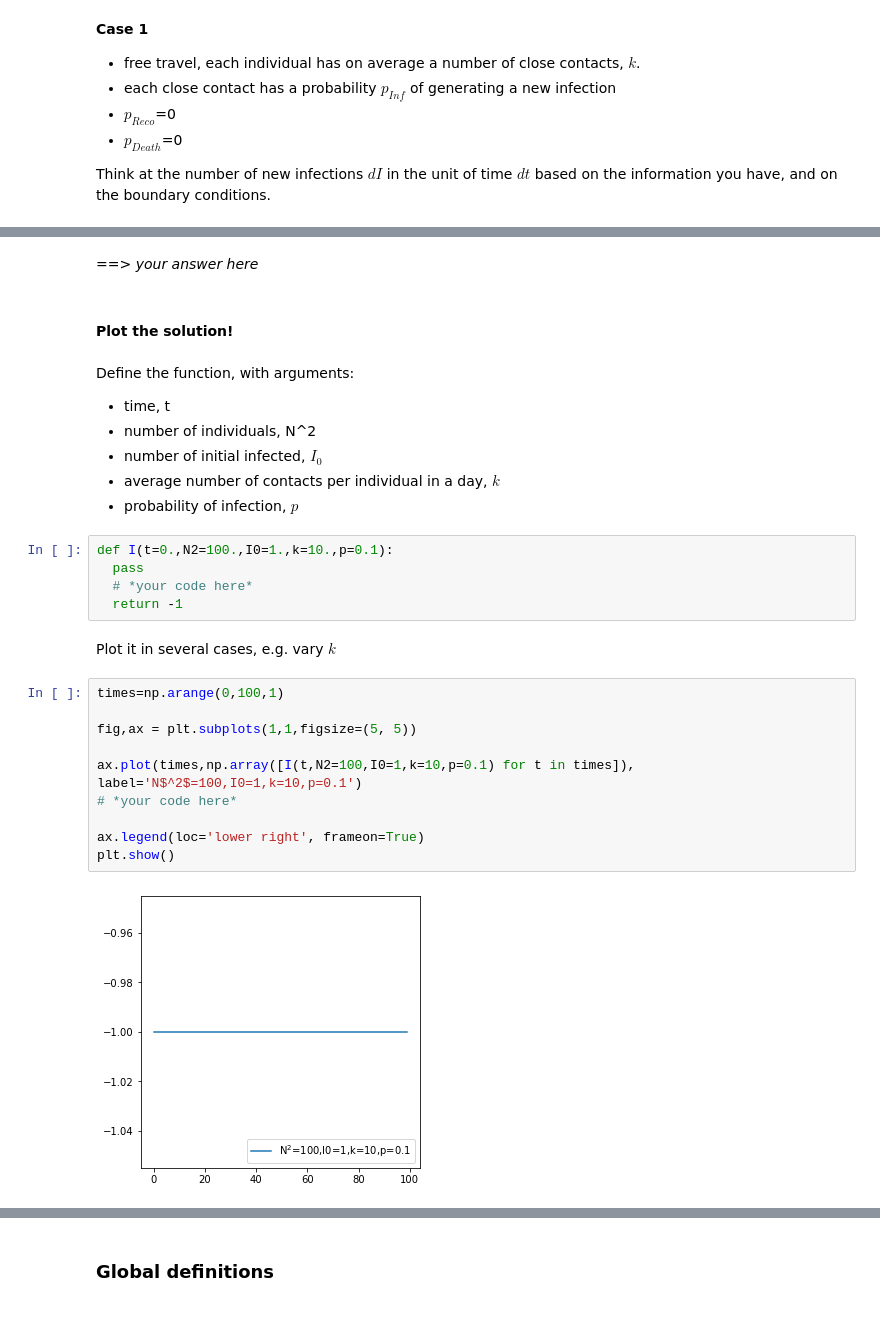
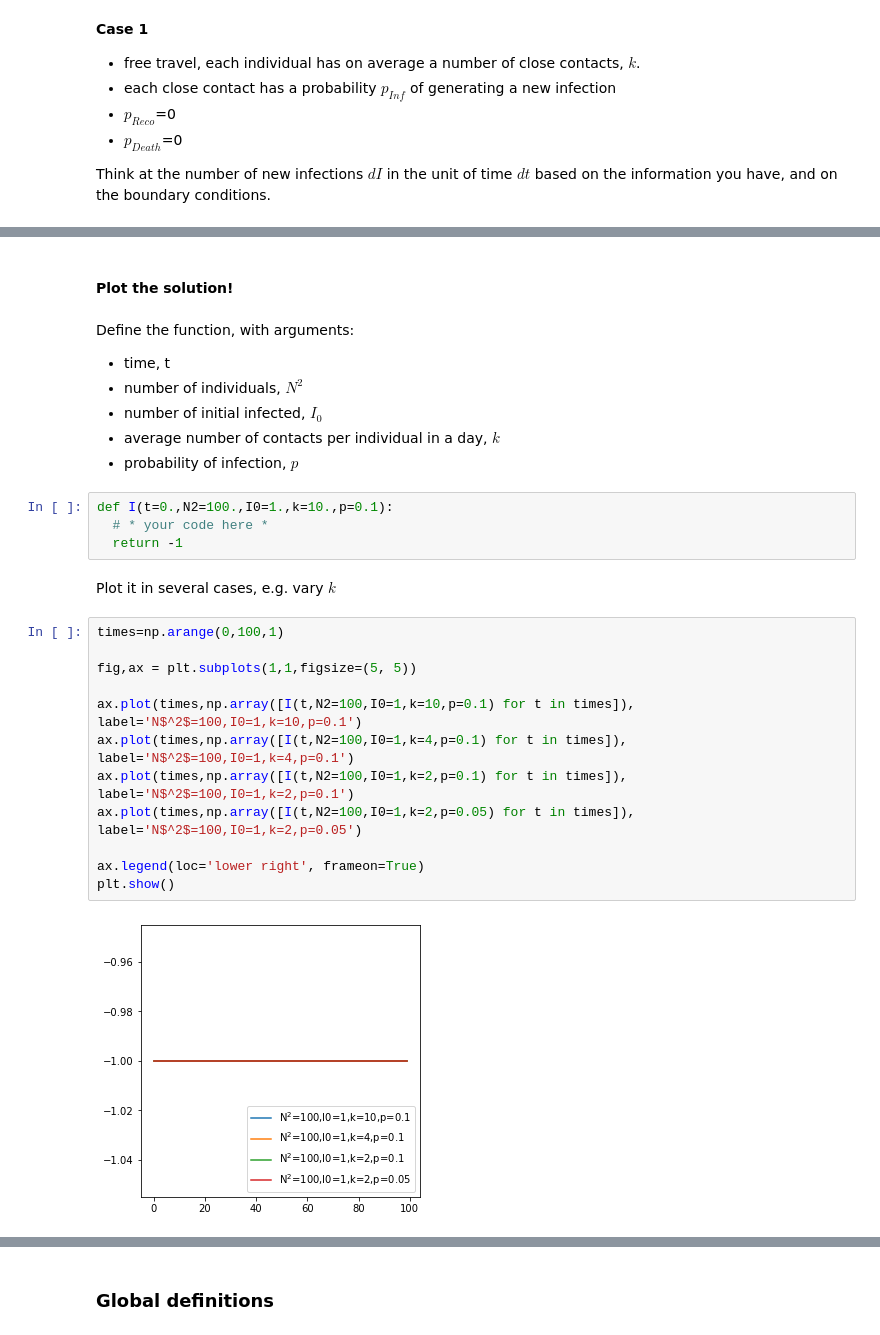
Before and after one commit to yangyuethz/VirusTransmission, a Jupyter notebook: SimpleVirusTransmissionV1.ipynb, the cells around one changed output, grey strips where cells are left out. Drawn from its saved outputs; the diff is of its cells as text.

```diff
--- a/SimpleVirusTransmissionV1.ipynb
+++ b/SimpleVirusTransmissionV1.ipynb
@@ -64,33 +60,32 @@ Within this setting, what changes in the differential equation above? How the so
-# %% [markdown]
-   ==>  *your answer here*
 # %% [markdown]
 #### Plot the solution!
 # %% [markdown]
 Define the function, with arguments:
  - time, t
- - number of individuals, N^2
+ - number of individuals, $N^2$
  - number of initial infected, $I_0$
  - average number of contacts per individual in a day, $k$
  - probability of infection, $p$
 # %%
 def I(t=0.,N2=100.,I0=1.,k=10.,p=0.1):
-  pass
-  # *your code here*
+  # * your code here *
   return -1
 # %% [markdown]
 Plot it in several cases, e.g. vary $k$
 # %%
 times=np.arange(0,100,1)
 
 fig,ax = plt.subplots(1,1,figsize=(5, 5))
 
 ax.plot(times,np.array([I(t,N2=100,I0=1,k=10,p=0.1) for t in times]),  label='N$^2$=100,I0=1,k=10,p=0.1')
-# *your code here*
+ax.plot(times,np.array([I(t,N2=100,I0=1,k=4,p=0.1) for t in times]),   label='N$^2$=100,I0=1,k=4,p=0.1')
+ax.plot(times,np.array([I(t,N2=100,I0=1,k=2,p=0.1) for t in times]),   label='N$^2$=100,I0=1,k=2,p=0.1')
+ax.plot(times,np.array([I(t,N2=100,I0=1,k=2,p=0.05) for t in times]),  label='N$^2$=100,I0=1,k=2,p=0.05')
 
 ax.legend(loc='lower right', frameon=True)
 plt.show()
 # %% [output]
-[figure, old version]
+[figure, new version]
 # %% [markdown]
 ## Simulation part
 
```
Also changed, not shown: parts of 33 cells of this notebook, 2 other files.
